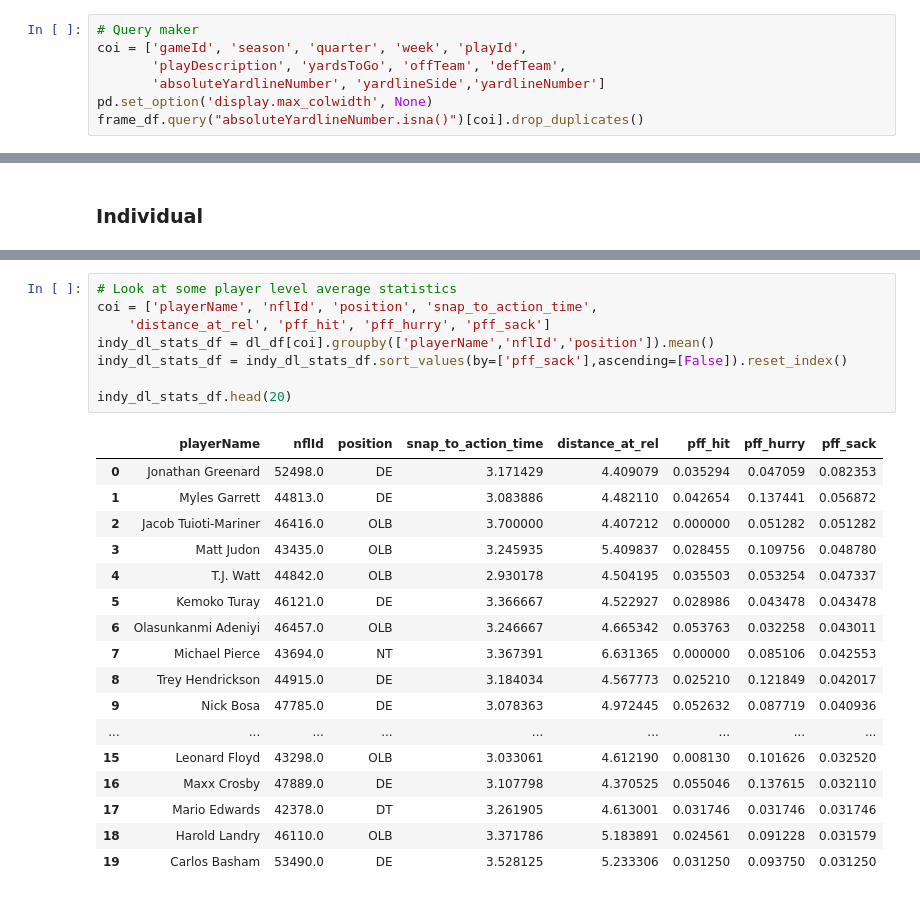
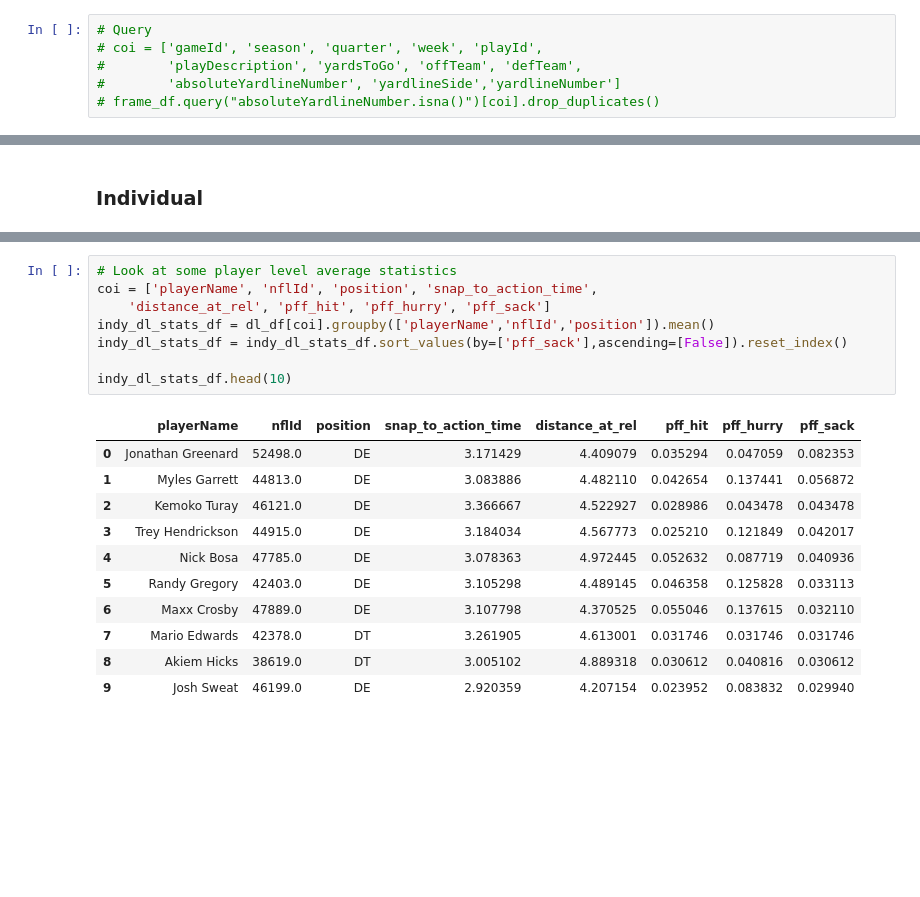
Before and after one commit to SolB77/2023-NFL-Big-Data-Bowl, a Jupyter notebook: Code/eda.ipynb, the cells around one changed output, grey strips where cells are left out. Cells and saved outputs as stored; diff of their text form; blank space fills up the shorter version.

```diff
--- a/Code/eda.ipynb
+++ b/Code/eda.ipynb
@@ -59,7 +68,6 @@ frame_df.head()
 # %%
-# Query maker
-coi = ['gameId', 'season', 'quarter', 'week', 'playId',
-       'playDescription', 'yardsToGo', 'offTeam', 'defTeam',
-       'absoluteYardlineNumber', 'yardlineSide','yardlineNumber']
-pd.set_option('display.max_colwidth', None)
-frame_df.query("absoluteYardlineNumber.isna()")[coi].drop_duplicates()
+# Query
+# coi = ['gameId', 'season', 'quarter', 'week', 'playId',
+#        'playDescription', 'yardsToGo', 'offTeam', 'defTeam',
+#        'absoluteYardlineNumber', 'yardlineSide','yardlineNumber']
+# frame_df.query("absoluteYardlineNumber.isna()")[coi].drop_duplicates()
@@ -310,26 +296,20 @@ dl_df.head()
 # %%
 # Look at some player level average statistics
 coi = ['playerName', 'nflId', 'position', 'snap_to_action_time',
     'distance_at_rel', 'pff_hit', 'pff_hurry', 'pff_sack']
 indy_dl_stats_df = dl_df[coi].groupby(['playerName','nflId','position']).mean()
 indy_dl_stats_df = indy_dl_stats_df.sort_values(by=['pff_sack'],ascending=[False]).reset_index()
 
-indy_dl_stats_df.head(20)
+indy_dl_stats_df.head(10)
 # %% [output]
 |  | playerName | nflId | position | snap_to_action_time | distance_at_rel | pff_hit | pff_hurry | pff_sack |
 | 0 | Jonathan Greenard | 52498.0 | DE | 3.171429 | 4.409079 | 0.035294 | 0.047059 | 0.082353 |
 | 1 | Myles Garrett | 44813.0 | DE | 3.083886 | 4.482110 | 0.042654 | 0.137441 | 0.056872 |
-| 2 | Jacob Tuioti-Mariner | 46416.0 | OLB | 3.700000 | 4.407212 | 0.000000 | 0.051282 | 0.051282 |
-| 3 | Matt Judon | 43435.0 | OLB | 3.245935 | 5.409837 | 0.028455 | 0.109756 | 0.048780 |
-| 4 | T.J. Watt | 44842.0 | OLB | 2.930178 | 4.504195 | 0.035503 | 0.053254 | 0.047337 |
-| 5 | Kemoko Turay | 46121.0 | DE | 3.366667 | 4.522927 | 0.028986 | 0.043478 | 0.043478 |
-| 6 | Olasunkanmi Adeniyi | 46457.0 | OLB | 3.246667 | 4.665342 | 0.053763 | 0.032258 | 0.043011 |
-| 7 | Michael Pierce | 43694.0 | NT | 3.367391 | 6.631365 | 0.000000 | 0.085106 | 0.042553 |
-| 8 | Trey Hendrickson | 44915.0 | DE | 3.184034 | 4.567773 | 0.025210 | 0.121849 | 0.042017 |
-| 9 | Nick Bosa | 47785.0 | DE | 3.078363 | 4.972445 | 0.052632 | 0.087719 | 0.040936 |
-| ... | ... | ... | ... | ... | ... | ... | ... | ... |
-| 15 | Leonard Floyd | 43298.0 | OLB | 3.033061 | 4.612190 | 0.008130 | 0.101626 | 0.032520 |
-| 16 | Maxx Crosby | 47889.0 | DE | 3.107798 | 4.370525 | 0.055046 | 0.137615 | 0.032110 |
-| 17 | Mario Edwards | 42378.0 | DT | 3.261905 | 4.613001 | 0.031746 | 0.031746 | 0.031746 |
-| 18 | Harold Landry | 46110.0 | OLB | 3.371786 | 5.183891 | 0.024561 | 0.091228 | 0.031579 |
-| 19 | Carlos Basham | 53490.0 | DE | 3.528125 | 5.233306 | 0.031250 | 0.093750 | 0.031250 |
+| 2 | Kemoko Turay | 46121.0 | DE | 3.366667 | 4.522927 | 0.028986 | 0.043478 | 0.043478 |
+| 3 | Trey Hendrickson | 44915.0 | DE | 3.184034 | 4.567773 | 0.025210 | 0.121849 | 0.042017 |
+| 4 | Nick Bosa | 47785.0 | DE | 3.078363 | 4.972445 | 0.052632 | 0.087719 | 0.040936 |
+| 5 | Randy Gregory | 42403.0 | DE | 3.105298 | 4.489145 | 0.046358 | 0.125828 | 0.033113 |
+| 6 | Maxx Crosby | 47889.0 | DE | 3.107798 | 4.370525 | 0.055046 | 0.137615 | 0.032110 |
+| 7 | Mario Edwards | 42378.0 | DT | 3.261905 | 4.613001 | 0.031746 | 0.031746 | 0.031746 |
+| 8 | Akiem Hicks | 38619.0 | DT | 3.005102 | 4.889318 | 0.030612 | 0.040816 | 0.030612 |
+| 9 | Josh Sweat | 46199.0 | DE | 2.920359 | 4.207154 | 0.023952 | 0.083832 | 0.029940 |
```
Also changed, not shown: parts of 6 cells of this notebook.
